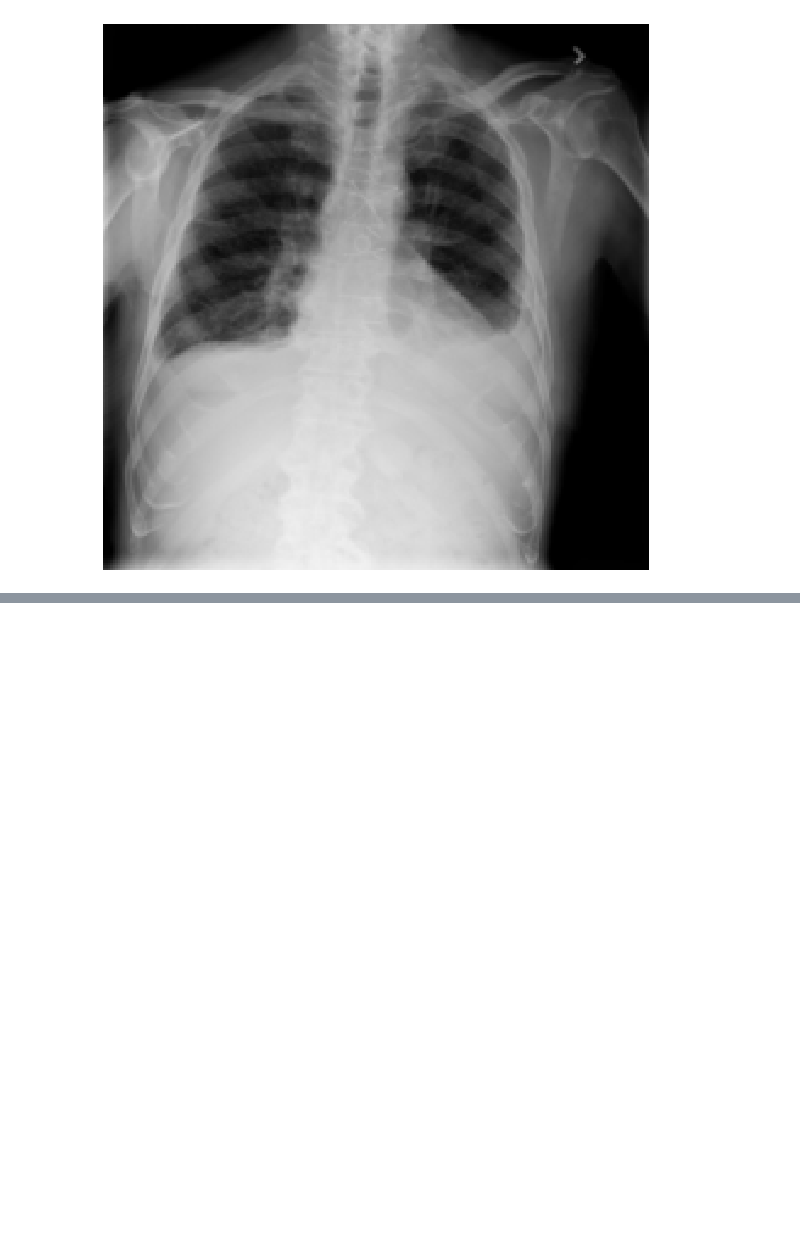
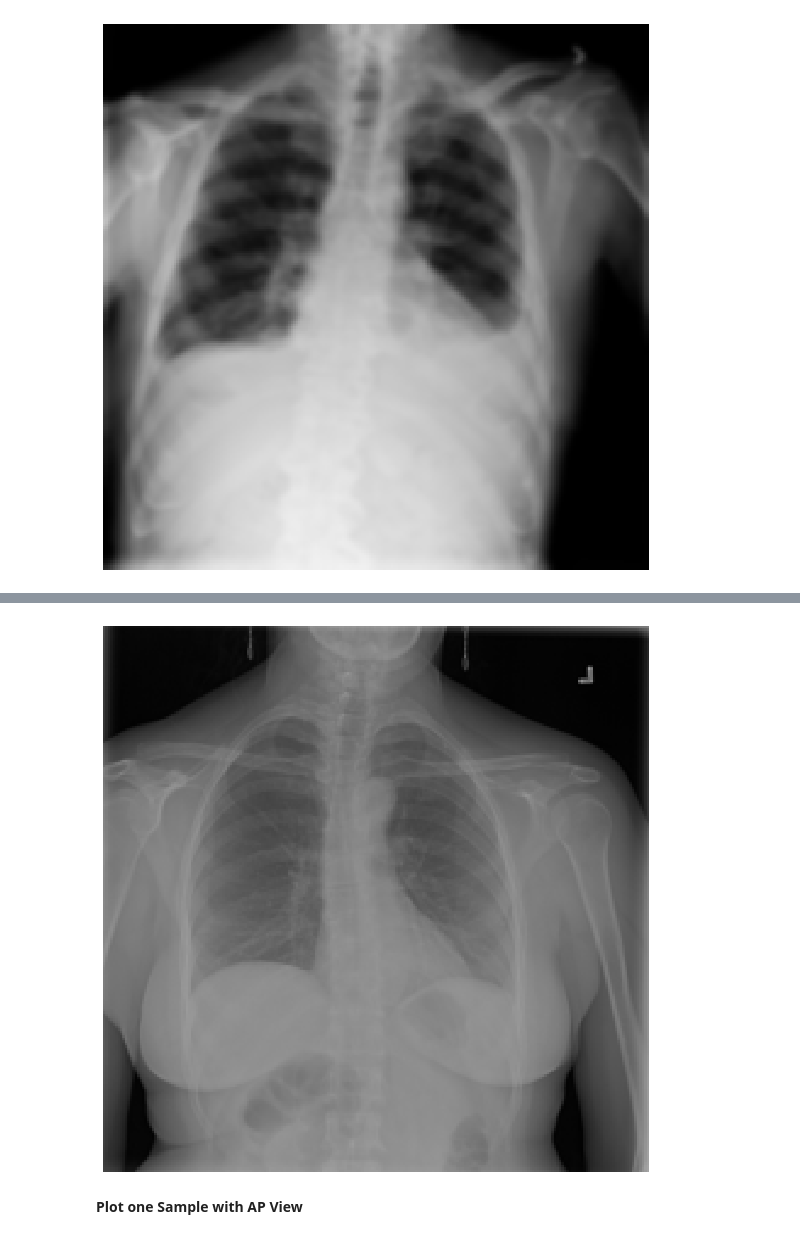
Before and after one commit to bjorneme/master-thesis, a Jupyter notebook: Other/Figures Report/Figures_data_augmentations.ipynb, the cells around one changed output, grey strips where cells are left out. Saved outputs shown, nothing was run; the diff lists cells and outputs as text; code cells hidden in the pictures; blank space fills up the shorter version.

Commit message:
Include visualization of AP and PA view

```diff
--- a/Other/Figures Report/Figures_data_augmentations.ipynb
+++ b/Other/Figures Report/Figures_data_augmentations.ipynb
@@ -387,0 +392,5 @@ plt.show()
+# %%
+# Randomly sample one image with PA view
+sampled_df_pa = df[df['View Position'] == 'PA']
+sampled_df_pa = random.sample(sampled_df_pa[['Path', 'Finding Labels','View Position']].values.tolist(), 9)
+sampled_df_pa
@@ -387,0 +415,32 @@ plt.show()
+# %%
+# Image path
+img_path = sampled_df_pa[1][0]
+
+transform_pa = transforms.Compose([
+
+    # Convert image to PIL format
+    transforms.ToPILImage(),
+
+    # Convert to 3 channels
+    transforms.Grayscale(num_output_channels=3),
+
+    # Resize the image to 224x224
+    transforms.Resize((224,224)),
+
+    # Convert the image to a PyTorch tensor
+    transforms.ToTensor(),
+])
+
+# Transform image
+image = plt.imread(img_path)
+image = transform_pa(image)
+
+# Plot the samples
+plt.figure(figsize=(10, 10))
+plt.imshow(image.permute(1, 2, 0))
+plt.axis('off')
+plt.show()
+# %% [output]
+[figure, added]
+# %% [markdown]
+**Plot one Sample with AP View**
```
Also changed, not shown: parts of 8 cells of this notebook.
